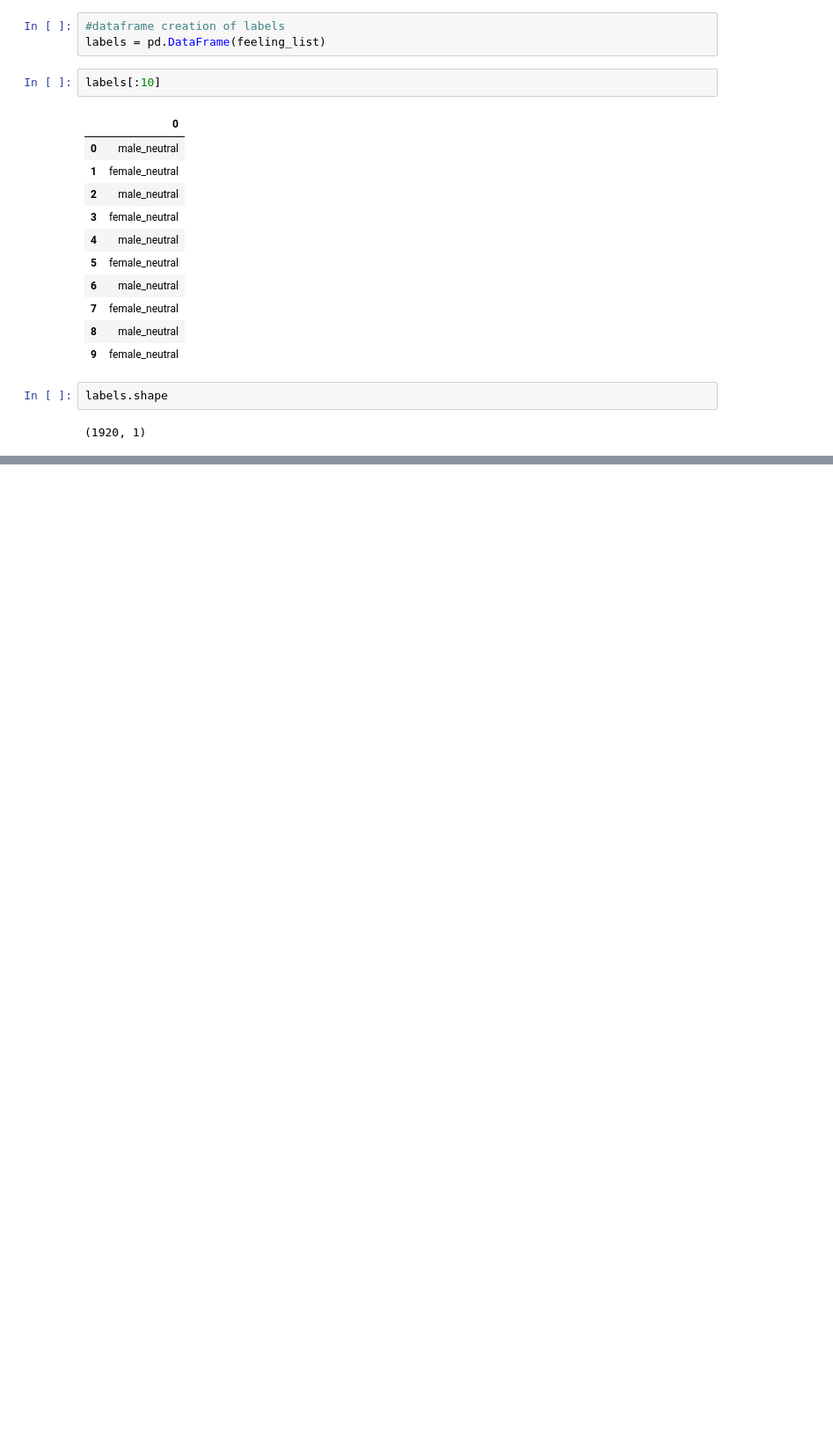
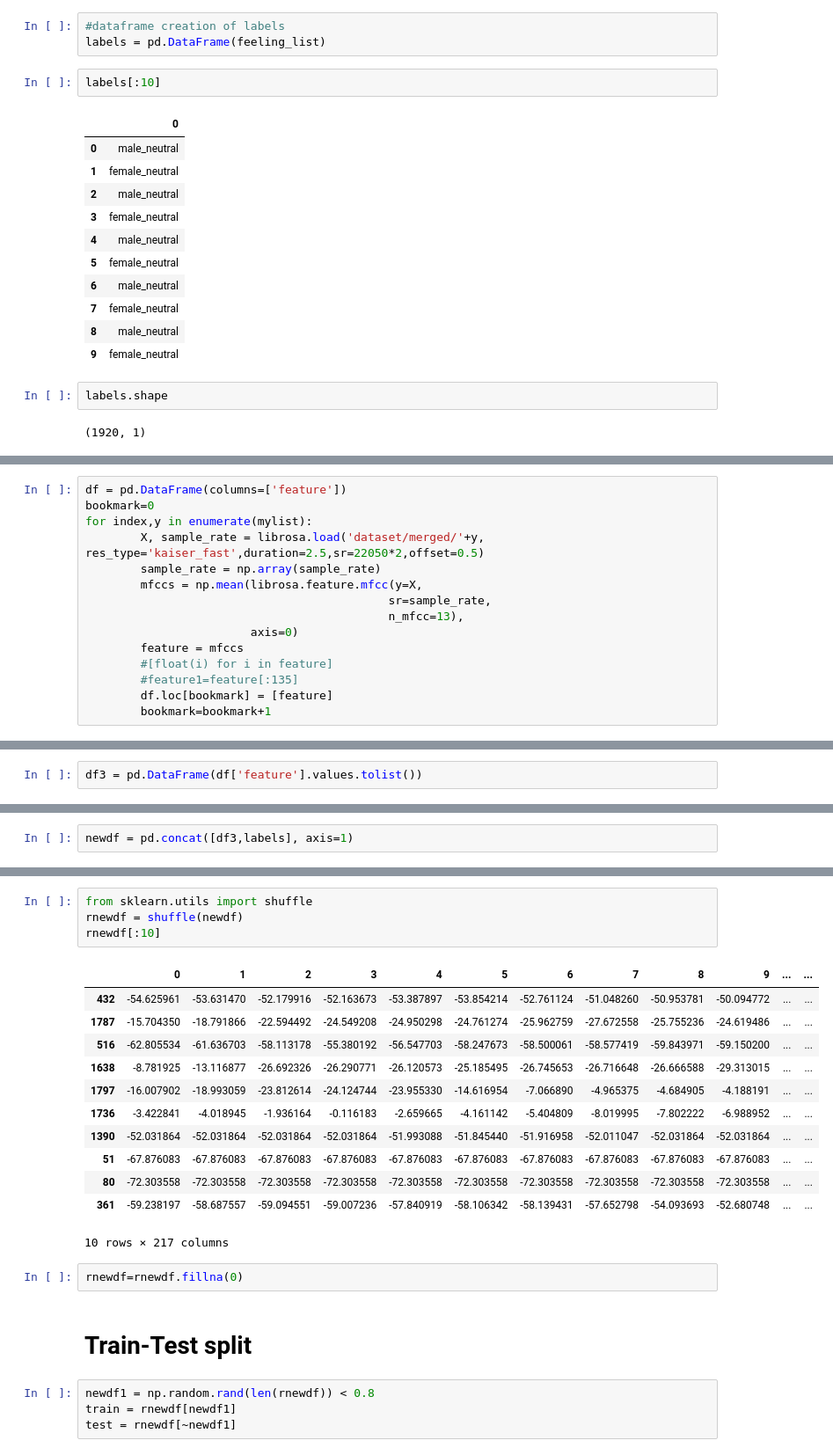
Before and after one commit to gautamgupta1322/Emotion-Detection-and-Analysis-through-Audio, a Jupyter notebook: draft_1.ipynb, the cells around one changed output, grey strips where cells are left out. Shown at 88% size. Saved outputs shown, nothing was run; the diff lists cells and outputs as text; blank space fills up the shorter version.

```diff
--- a/draft_1.ipynb
+++ b/draft_1.ipynb
@@ -213,0 +219,15 @@ labels.shape
+# %%
+df = pd.DataFrame(columns=['feature'])
+bookmark=0
+for index,y in enumerate(mylist):
+        X, sample_rate = librosa.load('dataset/merged/'+y, res_type='kaiser_fast',duration=2.5,sr=22050*2,offset=0.5)
+        sample_rate = np.array(sample_rate)
+        mfccs = np.mean(librosa.feature.mfcc(y=X,
+                                            sr=sample_rate,
+                                            n_mfcc=13),
+                        axis=0)
+        feature = mfccs
+        #[float(i) for i in feature]
+        #feature1=feature[:135]
+        df.loc[bookmark] = [feature]
+        bookmark=bookmark+1
@@ -213,0 +250,2 @@ labels.shape
+# %%
+df3 = pd.DataFrame(df['feature'].values.tolist())
@@ -213,0 +262,2 @@ labels.shape
+# %%
+newdf = pd.concat([df3,labels], axis=1)
@@ -213,0 +286,25 @@ labels.shape
+# %%
+from sklearn.utils import shuffle
+rnewdf = shuffle(newdf)
+rnewdf[:10]
+# %% [output]
+|  | 0 | 1 | 2 | 3 | 4 | 5 | 6 | 7 | 8 | 9 | ... | ... |
+| 432 | -54.625961 | -53.631470 | -52.179916 | -52.163673 | -53.387897 | -53.854214 | -52.761124 | -51.048260 | -50.953781 | -50.094772 | ... | ... |
+| 1787 | -15.704350 | -18.791866 | -22.594492 | -24.549208 | -24.950298 | -24.761274 | -25.962759 | -27.672558 | -25.755236 | -24.619486 | ... | ... |
+| 516 | -62.805534 | -61.636703 | -58.113178 | -55.380192 | -56.547703 | -58.247673 | -58.500061 | -58.577419 | -59.843971 | -59.150200 | ... | ... |
+| 1638 | -8.781925 | -13.116877 | -26.692326 | -26.290771 | -26.120573 | -25.185495 | -26.745653 | -26.716648 | -26.666588 | -29.313015 | ... | ... |
+| 1797 | -16.007902 | -18.993059 | -23.812614 | -24.124744 | -23.955330 | -14.616954 | -7.066890 | -4.965375 | -4.684905 | -4.188191 | ... | ... |
+| 1736 | -3.422841 | -4.018945 | -1.936164 | -0.116183 | -2.659665 | -4.161142 | -5.404809 | -8.019995 | -7.802222 | -6.988952 | ... | ... |
+| 1390 | -52.031864 | -52.031864 | -52.031864 | -52.031864 | -51.993088 | -51.845440 | -51.916958 | -52.011047 | -52.031864 | -52.031864 | ... | ... |
+| 51 | -67.876083 | -67.876083 | -67.876083 | -67.876083 | -67.876083 | -67.876083 | -67.876083 | -67.876083 | -67.876083 | -67.876083 | ... | ... |
+| 80 | -72.303558 | -72.303558 | -72.303558 | -72.303558 | -72.303558 | -72.303558 | -72.303558 | -72.303558 | -72.303558 | -72.303558 | ... | ... |
+| 361 | -59.238197 | -58.687557 | -59.094551 | -59.007236 | -57.840919 | -58.106342 | -58.139431 | -57.652798 | -54.093693 | -52.680748 | ... | ... |
+10 rows × 217 columns
+# %%
+rnewdf=rnewdf.fillna(0)
+# %% [markdown]
+<h1><b>Train-Test split</b></h1>
+# %%
+newdf1 = np.random.rand(len(rnewdf)) < 0.8
+train = rnewdf[newdf1]
+test = rnewdf[~newdf1]
```
Also changed, not shown: parts of 54 cells of this notebook, 5 other files.
